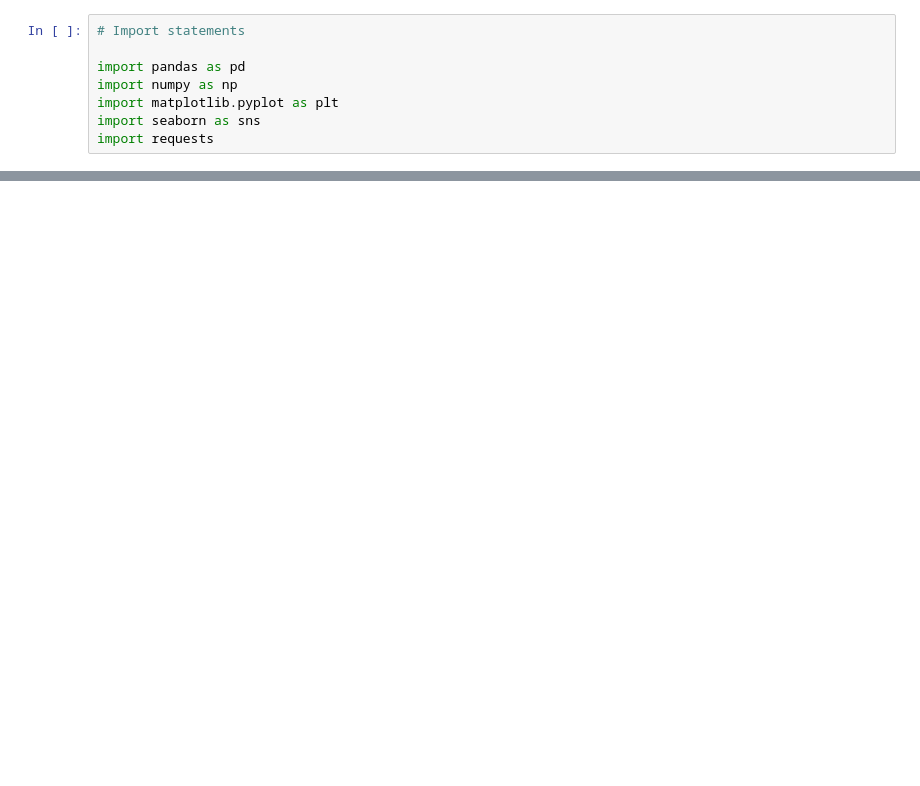
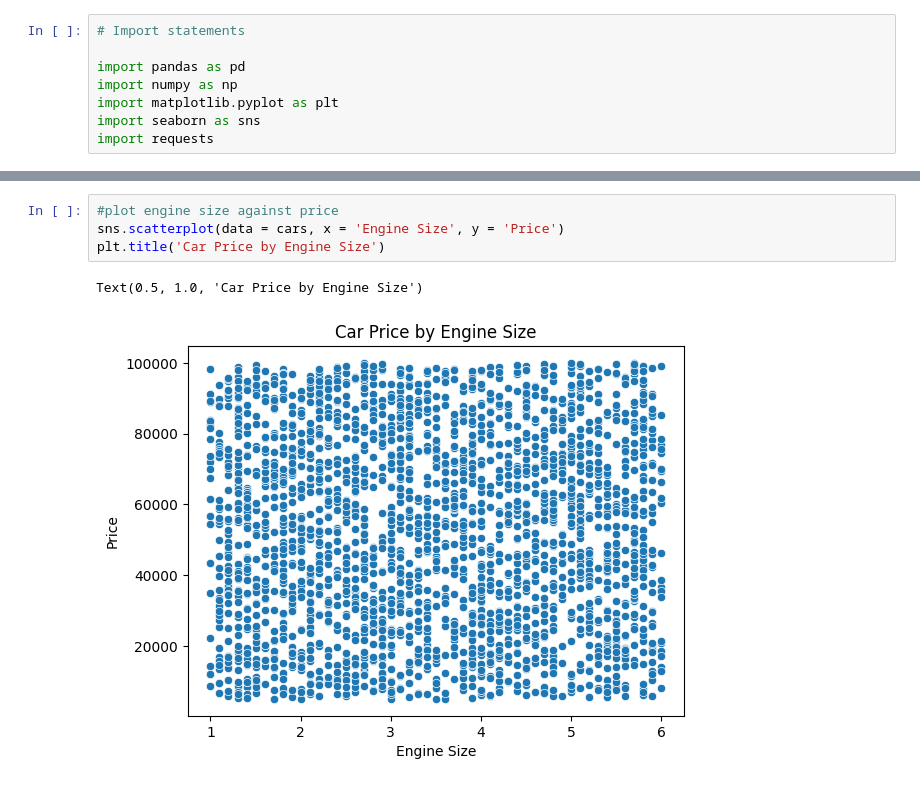
Before and after one commit to sejalb321/Data-Bootcamp-Final-Project, a Jupyter notebook: Final_Project_EDA.ipynb, the cells around one changed output, grey strips where cells are left out. Drawn from its saved outputs; the diff is of its cells as text; blank space fills up the shorter version.

```diff
--- a/Final_Project_EDA.ipynb
+++ b/Final_Project_EDA.ipynb
@@ -71,0 +200,7 @@ dtype: int64
+# %%
+#plot engine size against price
+sns.scatterplot(data = cars, x = 'Engine Size', y = 'Price')
+plt.title('Car Price by Engine Size')
+# %% [output]
+Text(0.5, 1.0, 'Car Price by Engine Size')
+[figure, added]
```
Also changed, not shown: parts of 33 cells of this notebook.
